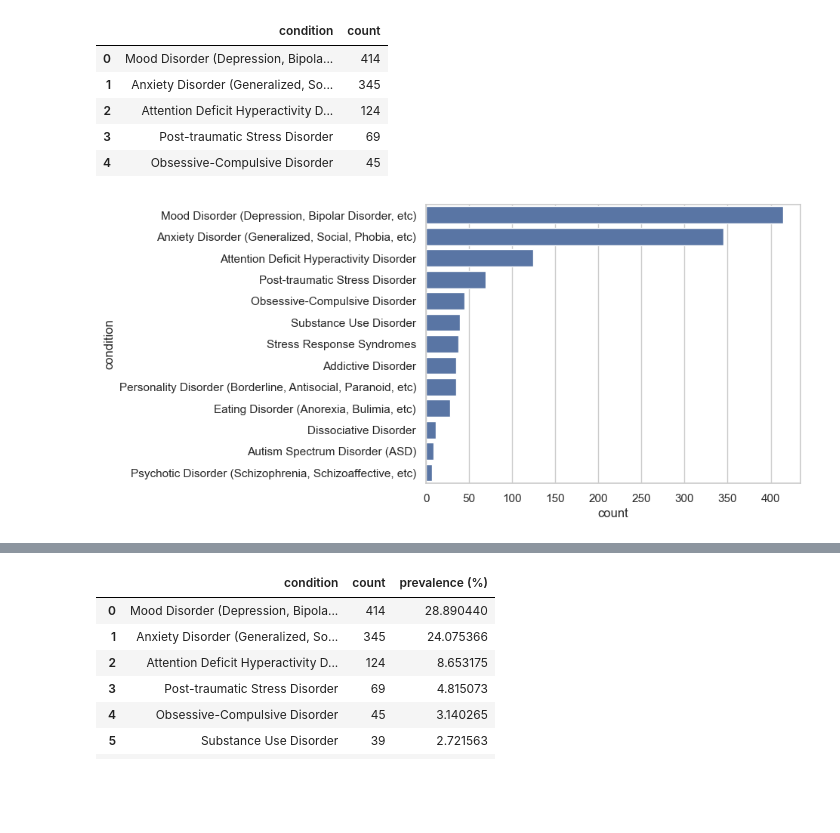
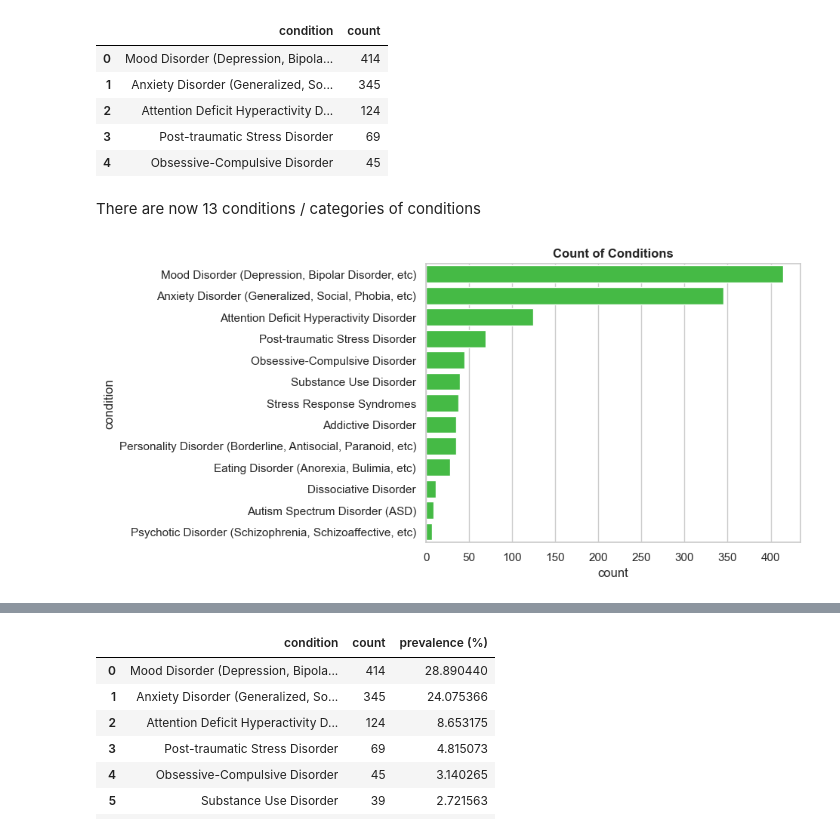
Before and after one commit to giddygarcia/Mental-Health-In-Tech, a Jupyter notebook: mental-health.ipynb, the cells around one changed output, grey strips where cells are left out. Saved outputs shown, nothing was run; the diff lists cells and outputs as text; code cells hidden in the pictures; blank space fills up the shorter version.

```diff
--- a/mental-health.ipynb
+++ b/mental-health.ipynb
@@ -106,6 +106,8 @@ df_survey
 | 4 | 2019 | 76 | 352 |
 # %%
 fig, ax = plt.subplots(1, 2, figsize=(12, 5))
+
+sns.set_theme(style="whitegrid")
 
 sns.lineplot(df_survey, x=df_survey['year'].astype(str), y='num_questions', ax=ax[0], marker='o')
 ax[0].set_title('Number of Questions per Year', weight='bold', fontsize=14)
@@ -326,26 +360,0 @@ df_race.head()
-# %%
-sns.set_style("whitegrid")
-
-years = df_race['year'].unique()
-num_years = len(years)
-
-fig, axes = plt.subplots(3, 1, figsize=(10, 16))
-
-axes = axes.flatten()
-
-for i, year in enumerate(years):
-    ax = axes[i]
-    df_year = df_race[df_race['year'] == year]
-
-    explode = [0] * len(df_year)
-    explode[1] = 0.1
-
-
-    ax.pie(df_year['count'], labels=df_year['race'], autopct='%1.1f%%', explode=explode)
-    ax.set_title(f'Year {year}')
-
-for j in range(i+1, len(axes)):
-    fig.delaxes(axes[j])
-
-plt.tight_layout()
-plt.show()
@@ -448,9 +477,13 @@ df_conditions.head()
 | 2 | Attention Deficit Hyperactivity D... | 124 |
 | 3 | Post-traumatic Stress Disorder | 69 |
 | 4 | Obsessive-Compulsive Disorder | 45 |
+# %% [markdown]
+There are now 13 conditions / categories of conditions
 # %%
-sns.barplot(df_conditions, x="count", y="condition")
+sns.barplot(df_conditions, x="count", y="condition", color='limegreen')
+
+plt.title("Count of Conditions", weight='bold')
 plt.show()
 # %% [output]
-[figure, old version]
+[figure, new version]
 # %% [markdown]
```
Also changed, not shown: parts of 25 cells of this notebook.
